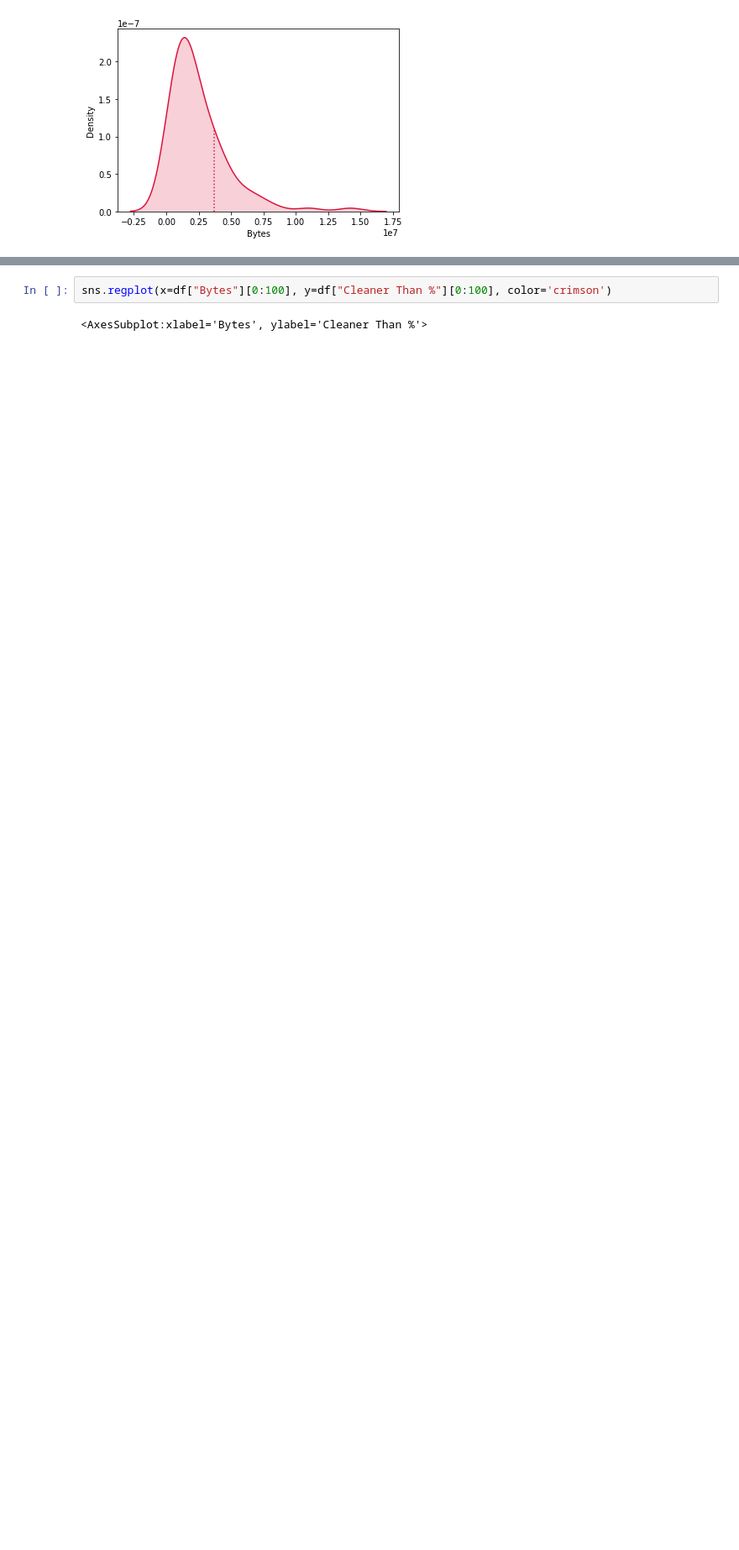
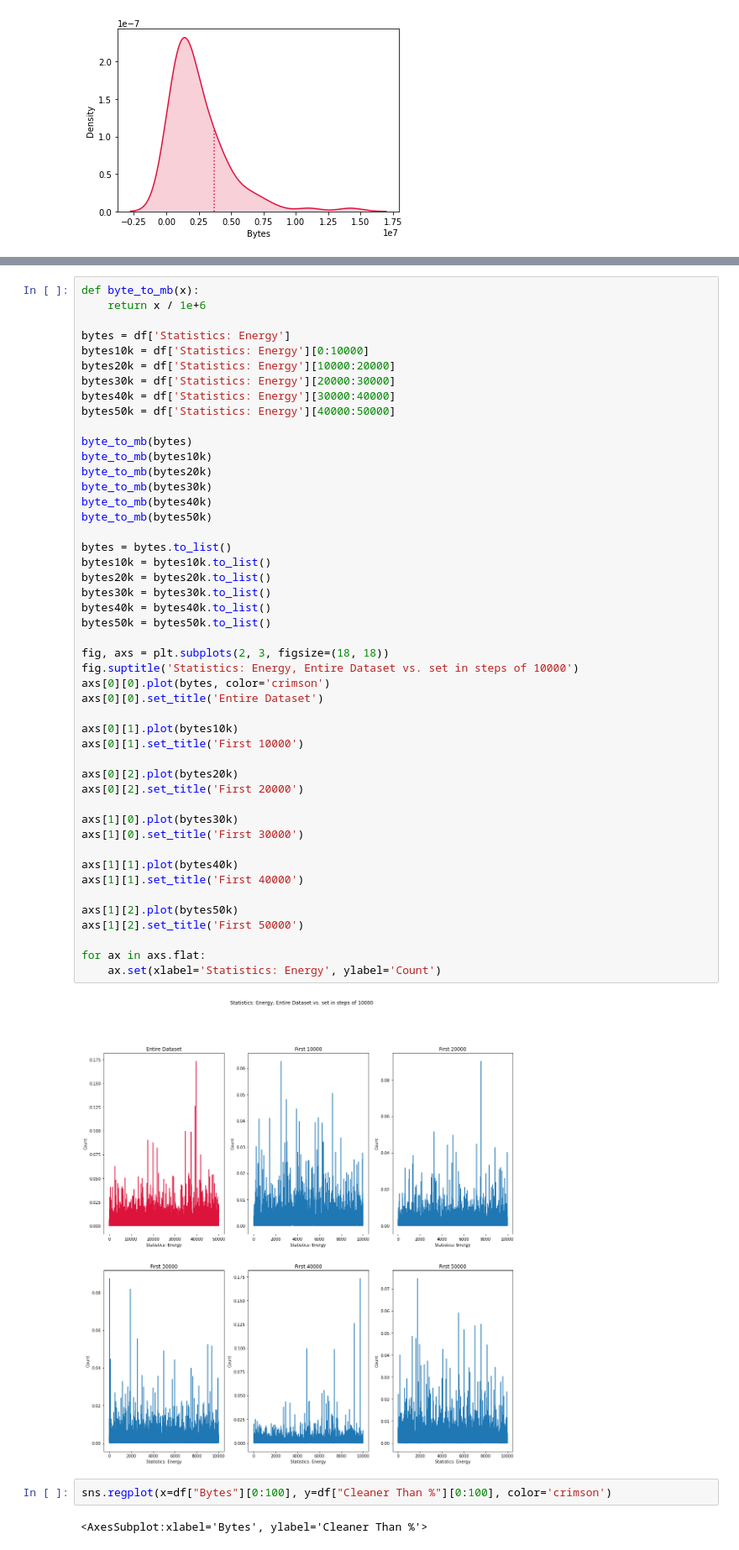
Before and after one commit to ivanivanov10101/bachelor-project, a Jupyter notebook: charts.ipynb, the cells around one changed output, grey strips where cells are left out. Shown at 84% size. Drawn from its saved outputs; the diff is of its cells as text; blank space fills up the shorter version.

```diff
--- a/charts.ipynb
+++ b/charts.ipynb
@@ -164,3 +164,52 @@ for ax in axs.flat:
+# %%
+def byte_to_mb(x):
+    return x / 1e+6
+
+bytes = df['Statistics: Energy']
+bytes10k = df['Statistics: Energy'][0:10000]
+bytes20k = df['Statistics: Energy'][10000:20000]
+bytes30k = df['Statistics: Energy'][20000:30000]
+bytes40k = df['Statistics: Energy'][30000:40000]
+bytes50k = df['Statistics: Energy'][40000:50000]
+
+byte_to_mb(bytes)
+byte_to_mb(bytes10k)
+byte_to_mb(bytes20k)
+byte_to_mb(bytes30k)
+byte_to_mb(bytes40k)
+byte_to_mb(bytes50k)
+
+bytes = bytes.to_list()
+bytes10k = bytes10k.to_list()
+bytes20k = bytes20k.to_list()
+bytes30k = bytes30k.to_list()
+bytes40k = bytes40k.to_list()
+bytes50k = bytes50k.to_list()
+
+fig, axs = plt.subplots(2, 3, figsize=(18, 18))
+fig.suptitle('Statistics: Energy, Entire Dataset vs. set in steps of 10000')
+axs[0][0].plot(bytes, color='crimson')
+axs[0][0].set_title('Entire Dataset')
+
+axs[0][1].plot(bytes10k)
+axs[0][1].set_title('First 10000')
+
+axs[0][2].plot(bytes20k)
+axs[0][2].set_title('First 20000')
+
+axs[1][0].plot(bytes30k)
+axs[1][0].set_title('First 30000')
+
+axs[1][1].plot(bytes40k)
+axs[1][1].set_title('First 40000')
+
+axs[1][2].plot(bytes50k)
+axs[1][2].set_title('First 50000')
+
+for ax in axs.flat:
+    ax.set(xlabel='Statistics: Energy', ylabel='Count')
+# %% [output]
+[figure, added]
 # %%
 sns.regplot(x=df["Bytes"][0:100], y=df["Cleaner Than %"][0:100], color='crimson')
 # %% [output]
```
Also changed, not shown: parts of 1 cell of this notebook.
